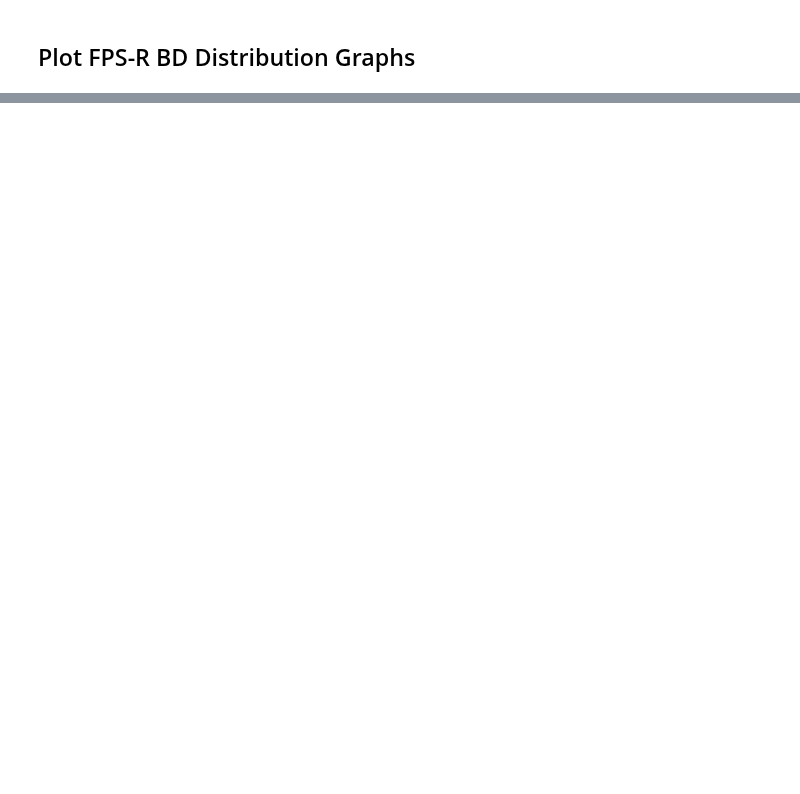
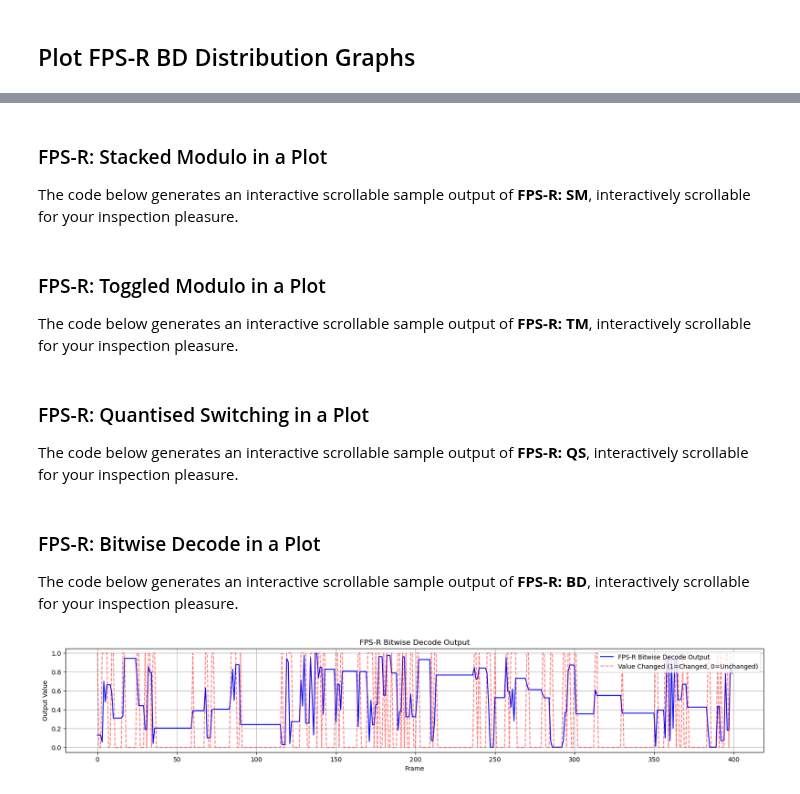
Before and after one commit to patwooky/fpsr, a Jupyter notebook: resources/code/data_analysis/fpsr_algoAnalysis.ipynb, the cells around one changed output, grey strips where cells are left out. Cells and saved outputs as stored; diff of their text form; code cells hidden in the pictures; blank space fills up the shorter version.

```diff
--- a/resources/code/data_analysis/fpsr_algoAnalysis.ipynb
+++ b/resources/code/data_analysis/fpsr_algoAnalysis.ipynb
@@ -1286,0 +1565,19 @@ for frame_count in distri_progressive_steps:
+# %% [markdown]
+### FPS-R: Stacked Modulo in a Plot
+The code below generates an interactive scrollable sample output of **FPS-R: SM**, interactively scrollable for your inspection pleasure.
+# %% [markdown]
+### FPS-R: Toggled Modulo in a Plot
+The code below generates an interactive scrollable sample output of **FPS-R: TM**, interactively scrollable for your inspection pleasure.
+# %% [markdown]
+### FPS-R: Quantised Switching in a Plot
+The code below generates an interactive scrollable sample output of **FPS-R: QS**, interactively scrollable for your inspection pleasure.
+# %% [markdown]
+### FPS-R: Bitwise Decode in a Plot
+The code below generates an interactive scrollable sample output of **FPS-R: BD**, interactively scrollable for your inspection pleasure.
+# %%
+# calling fpsr_bd
+values, values_changed = seq_bd(400)
+# Plot the distribution of FPS-R BD values
+plot_values(values, values_changed, seq_name='FPS-R Bitwise Decode')
+# %% [output]
+[figure, added]
```
Also changed, not shown: parts of 16 cells of this notebook, 2 other files.
